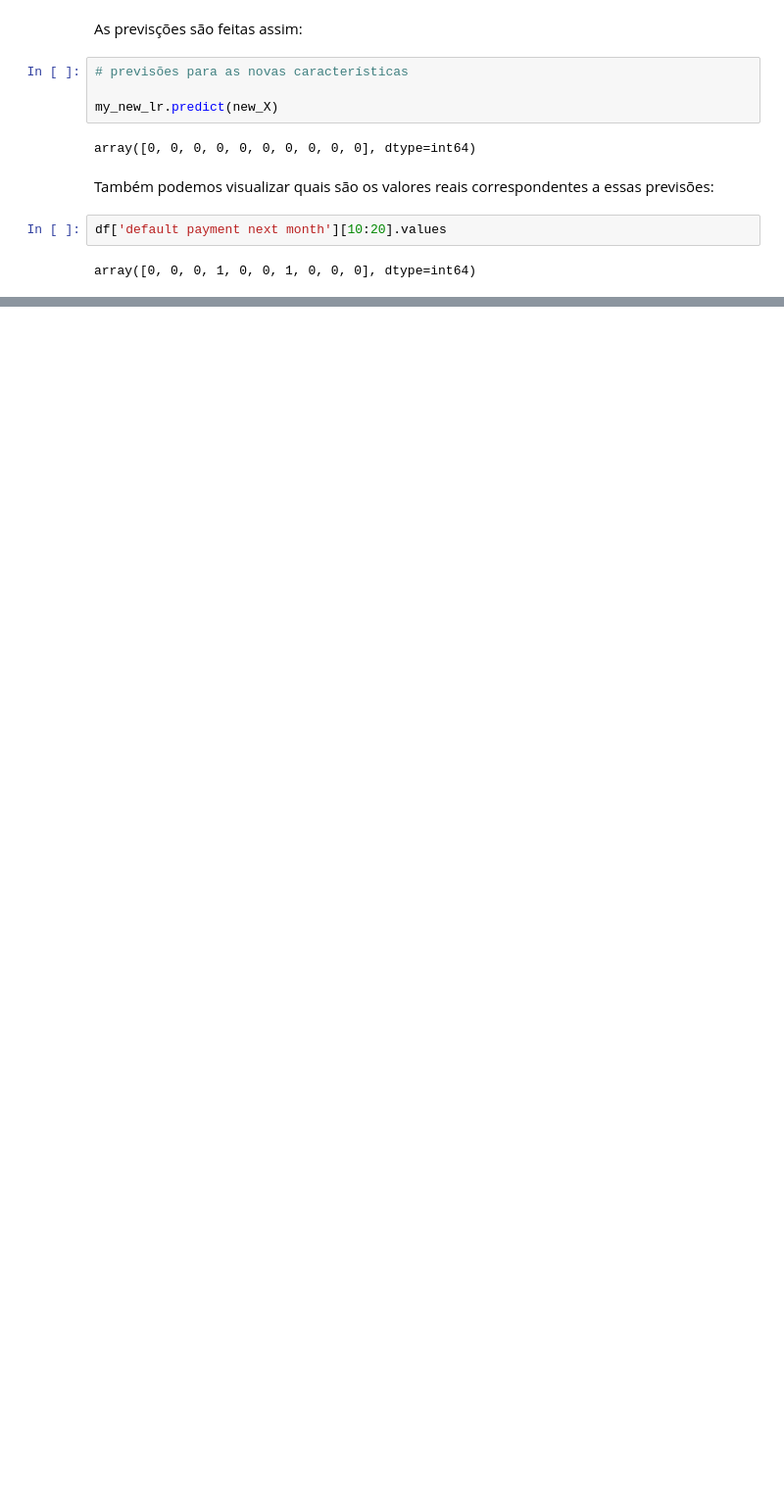
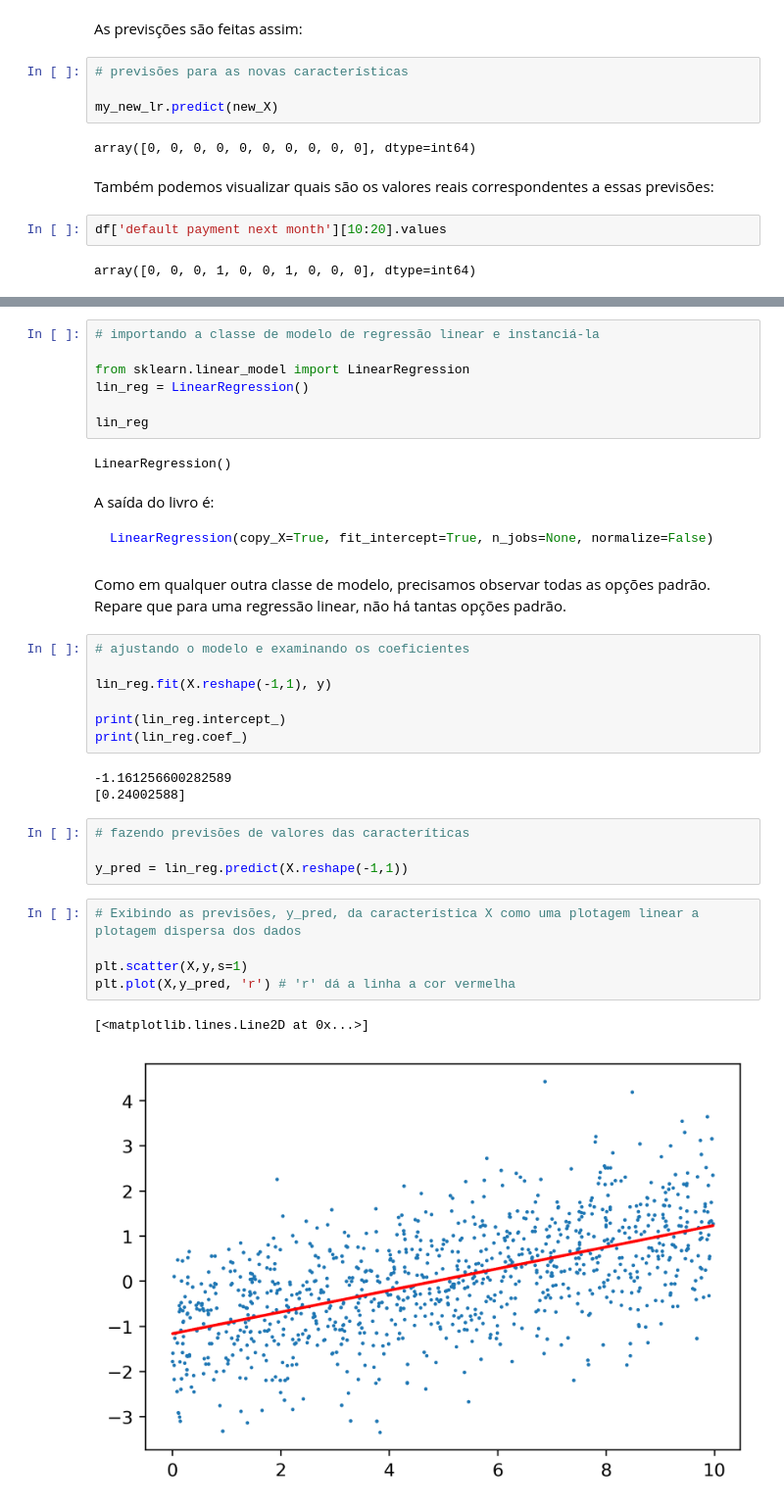
Before and after one commit to renatogcruz/pos_data_science_analytics, a Jupyter notebook: data_science/projetos_de_ciencias_de_dados_com_python/Cap 2 - Introdução ao Scikit-Learn e avaliação do modelo.ipynb, the cells around one changed output, grey strips where cells are left out. Shown: that part at 98% size. Drawn from its saved outputs; the diff is of its cells as text; blank space fills up the shorter version.

````diff
--- a/data_science/projetos_de_ciencias_de_dados_com_python/Cap 2 - Introdução ao Scikit-Learn e avaliação do modelo.ipynb
+++ b/data_science/projetos_de_ciencias_de_dados_com_python/Cap 2 - Introdução ao Scikit-Learn e avaliação do modelo.ipynb
@@ -240,0 +291,39 @@ array([0, 0, 0, 1, 0, 0, 1, 0, 0, 0], dtype=int64)
+# %%
+# importando a classe de modelo de regressão linear e instanciá-la
+
+from sklearn.linear_model import LinearRegression
+lin_reg = LinearRegression()
+
+lin_reg
+# %% [output]
+LinearRegression()
+# %% [markdown]
+A saída do livro é:
+
+```python
+LinearRegression(copy_X=True, fit_intercept=True, n_jobs=None, normalize=False)
+```
+# %% [markdown]
+Como em qualquer outra classe de modelo, precisamos observar todas as opções padrão. Repare que para uma regressão linear, não há tantas opções padrão.
+# %%
+# ajustando o modelo e examinando os coeficientes
+
+lin_reg.fit(X.reshape(-1,1), y)
+
+print(lin_reg.intercept_)
+print(lin_reg.coef_)
+# %% [output]
+-1.161256600282589
+[0.24002588]
+# %%
+# fazendo previsões de valores das caracteríticas
+
+y_pred = lin_reg.predict(X.reshape(-1,1))
+# %%
+# Exibindo as previsões, y_pred, da característica X como uma plotagem linear a plotagem dispersa dos dados
+
+plt.scatter(X,y,s=1)
+plt.plot(X,y_pred, 'r') # 'r' dá a linha a cor vermelha
+# %% [output]
+[<matplotlib.lines.Line2D at 0x...>]
+[figure, added]
````
Also changed, not shown: parts of 13 cells of this notebook.
